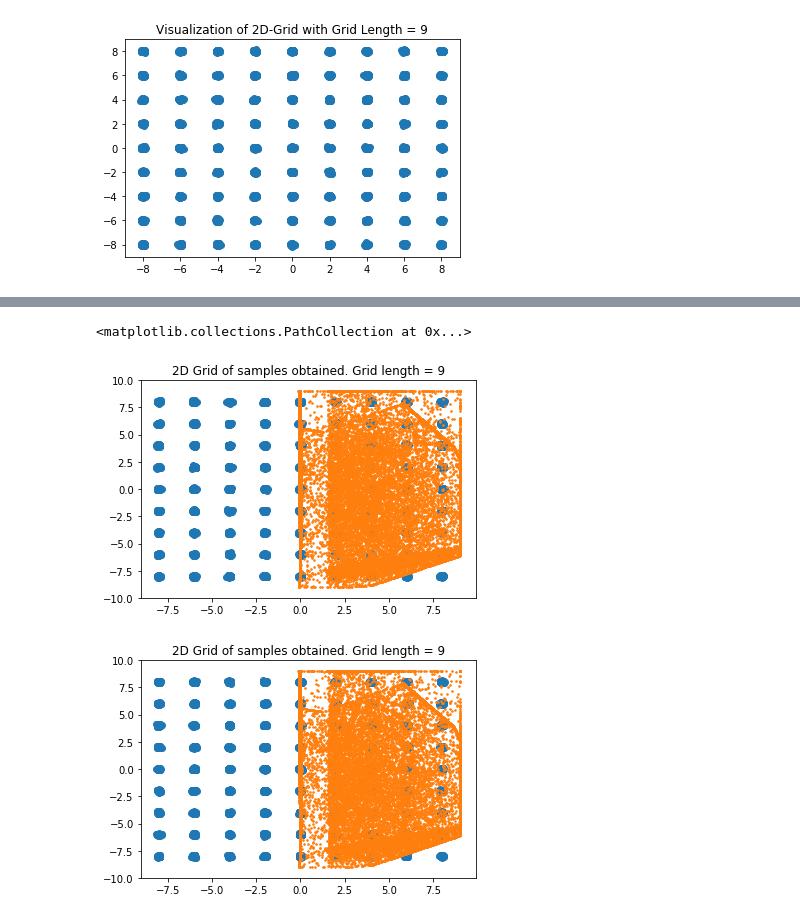
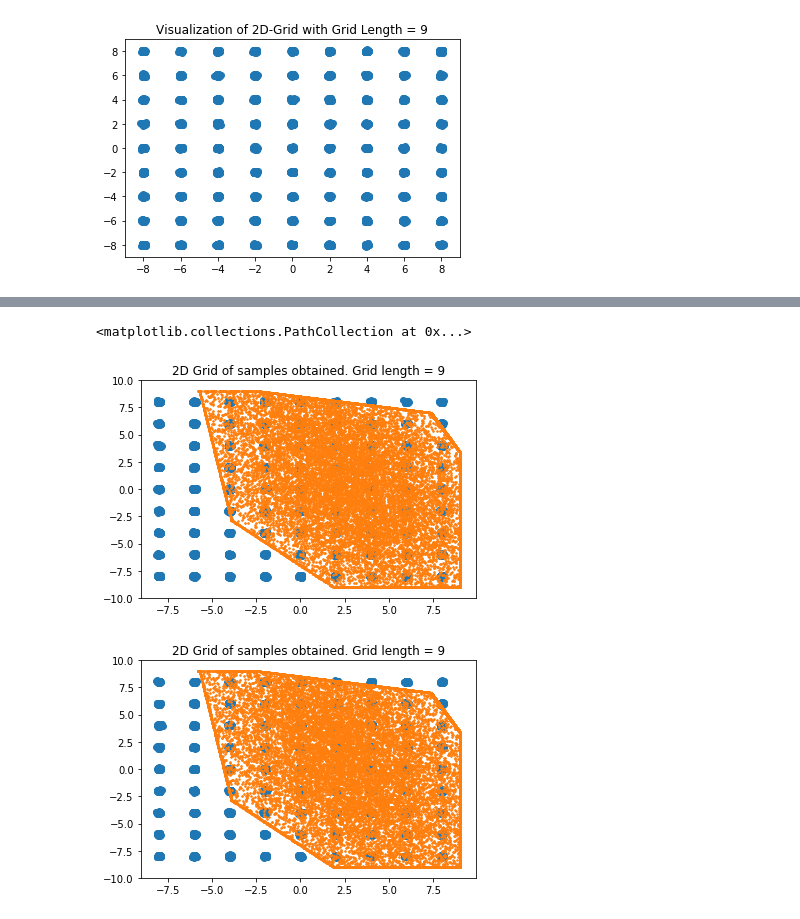
Before and after one commit to narenmanoj/summer-2018-sandbox, a Jupyter notebook: experiments/synthetic/2d_grid.ipynb, the cells around one changed output, grey strips where cells are left out. Saved outputs shown, nothing was run; the diff lists cells and outputs as text; code cells hidden in the pictures.

```diff
--- a/experiments/synthetic/2d_grid.ipynb
+++ b/experiments/synthetic/2d_grid.ipynb
@@ -47,9 +47,12 @@ num_samples_per_batch = 500
 grid_length = 9
 var = 0.0025
 latent_dim = 2
-layer_width = 3
+layer_width = 2
 
-gen = gan.train(save_model=True, filename="ok_generator_81",
+filename = "generator_%d_%d" % (grid_length * grid_length, layer_width)
+print("Filename: " + filename)
+
+gen = gan.train(save_model=True, filename=filename,
                 num_samples=num_samples, num_epochs=num_epochs,
                 num_samples_per_batch=num_samples_per_batch,
                 grid_length=grid_length, var=var, latent_dim=latent_dim,
@@ -86,29 +90,29 @@ print("Grid length = %d" % grid_length)
 # %%
 # load the model back and sample from it
 latent_dim = 2
-layer_width = 3
+layer_width = 2
 # loaded_gen = gan.load_model("good_generator_2018_07_11").eval()
 # loaded_gen = gan.load_model("meh_generator_2018_07_11").eval()
 
-loaded_gen = gan.load_model("ok_generator_81", grid_length=grid_length, layer_width=layer_width).eval()
+loaded_gen = gan.load_model(filename, grid_length=grid_length, layer_width=layer_width).eval()
 
 plt.clf()
 
 real_samples = gan.sample_from_2dgrid(grid_length=grid_length, num_samples=num_samples)
 plt.scatter(*zip(*real_samples))
 
 num_samples_to_test = 20000
 z = Variable(Tensor(np.random.normal(0, 1, (num_samples_to_test, latent_dim))))
 np_samples = loaded_gen(z).cpu().detach().numpy()
 plt.title("2D Grid of samples obtained. Grid length = %d" % grid_length)
 plt.scatter(*zip(*np_samples), s=2.5)
 # %% [output]
 <matplotlib.collections.PathCollection at 0x...>
-[figure, old version]
+[figure, new version]
 # %%
 plt.clf()
 gan.visualize_model(loaded_gen, latent_dim=latent_dim, grid_length=grid_length)
 # %% [output]
-[figure, old version]
+[figure, new version]
 # %%
 grid_length = 9
```
Also changed, not shown: parts of 4 cells of this notebook, 11 other files.
